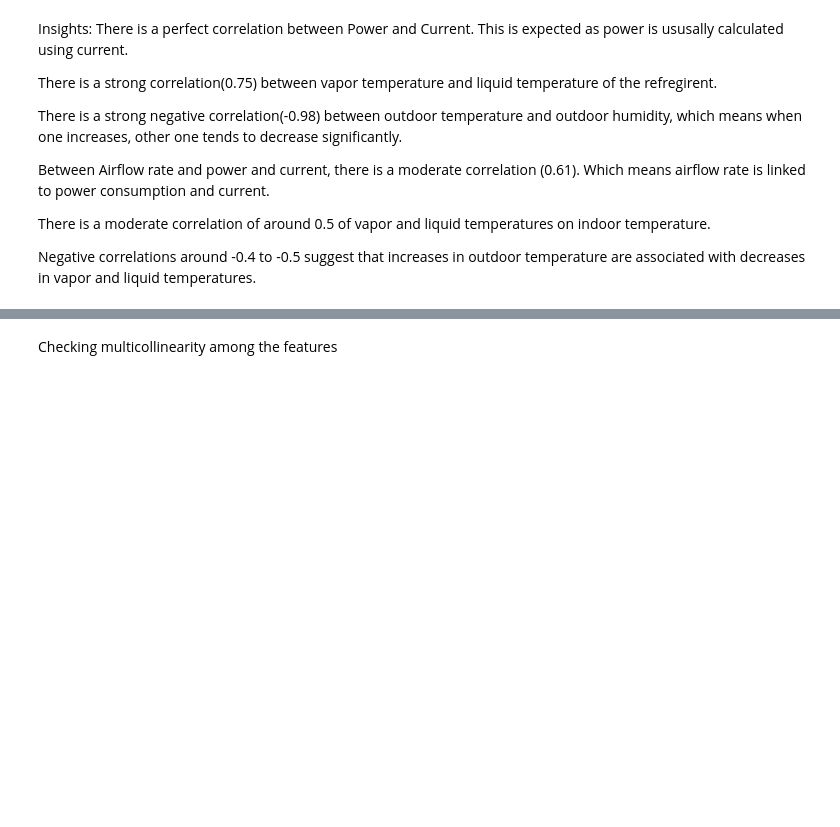
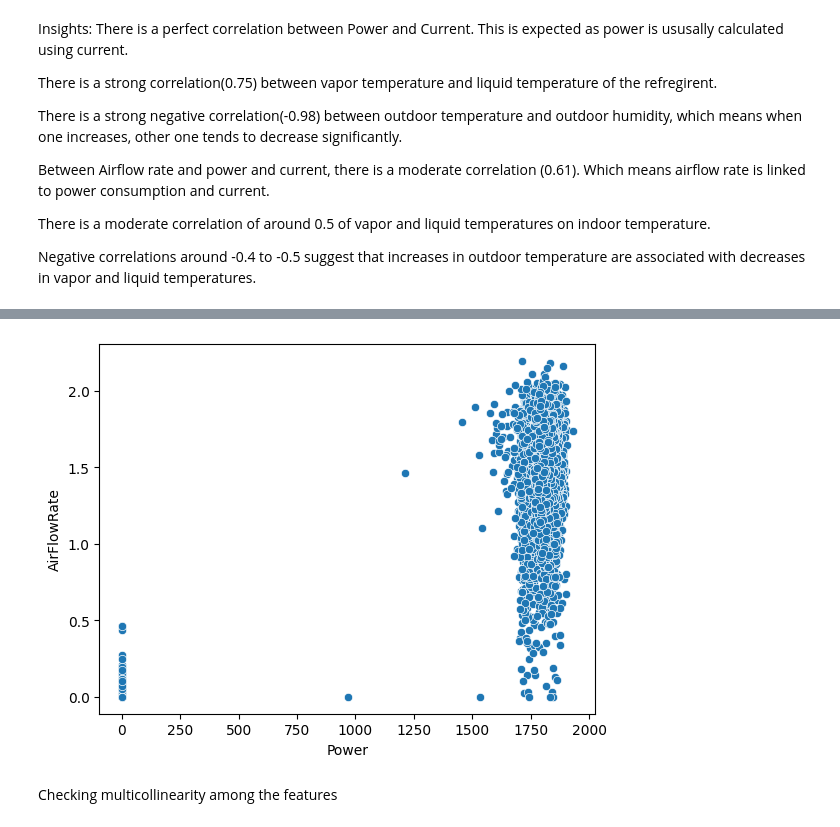
Before and after one commit to AkilaIsuri/AirConditioner-AnomalyDetection, a Jupyter notebook: EDA.ipynb, the cells around one changed output, grey strips where cells are left out. Saved outputs shown, nothing was run; the diff lists cells and outputs as text; code cells hidden in the pictures; blank space fills up the shorter version.

```diff
--- a/EDA.ipynb
+++ b/EDA.ipynb
@@ -254,3 +264,8 @@ Negative correlations around -0.4 to -0.5 suggest that increases in outdoor temp
+# %%
+sns.scatterplot(x='Power', y='AirFlowRate', data=df)
+plt.show()
+# %% [output]
+[figure, added]
 # %% [markdown]
 Checking multicollinearity among the features
 # %% [markdown]
```
Also changed, not shown: parts of 10 cells of this notebook.
